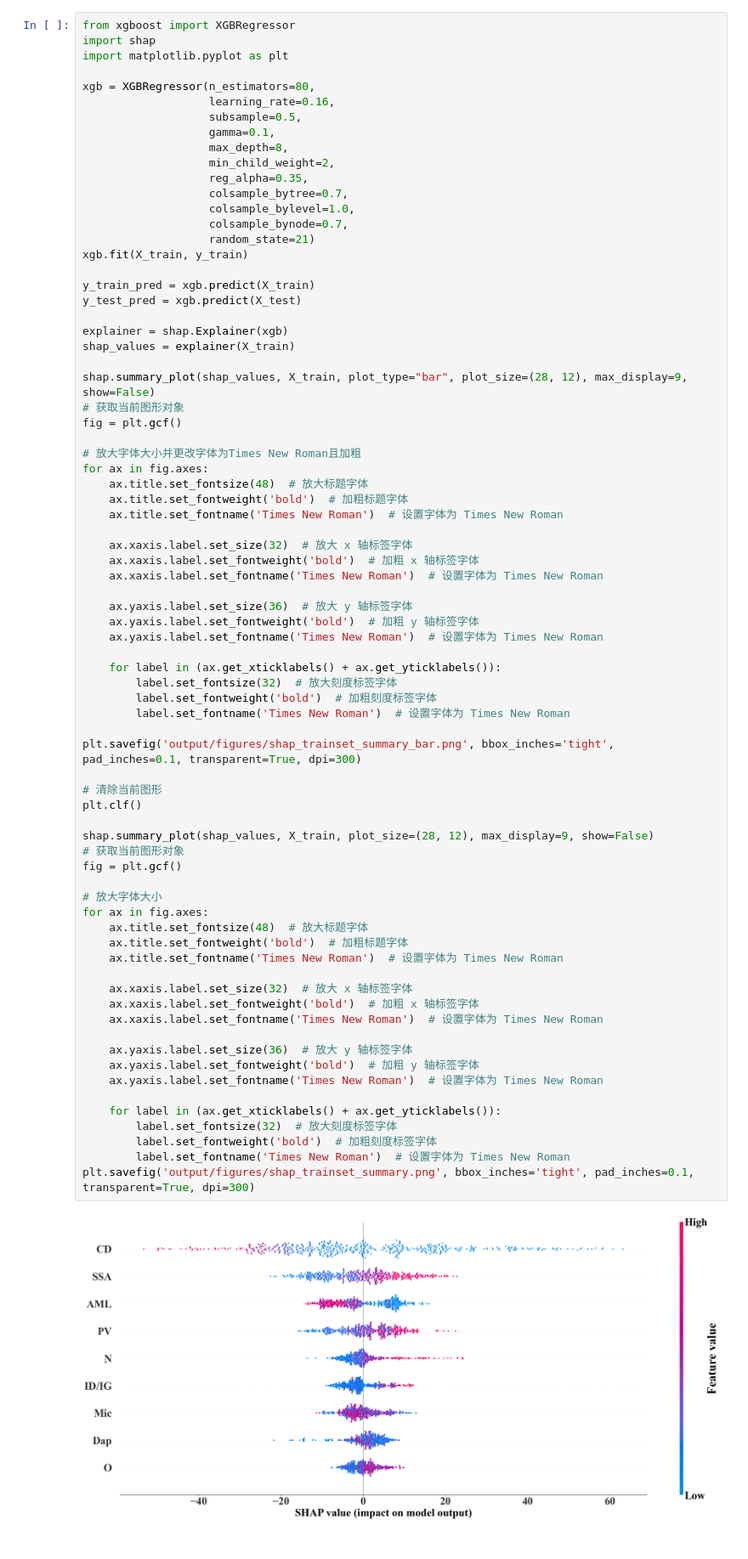
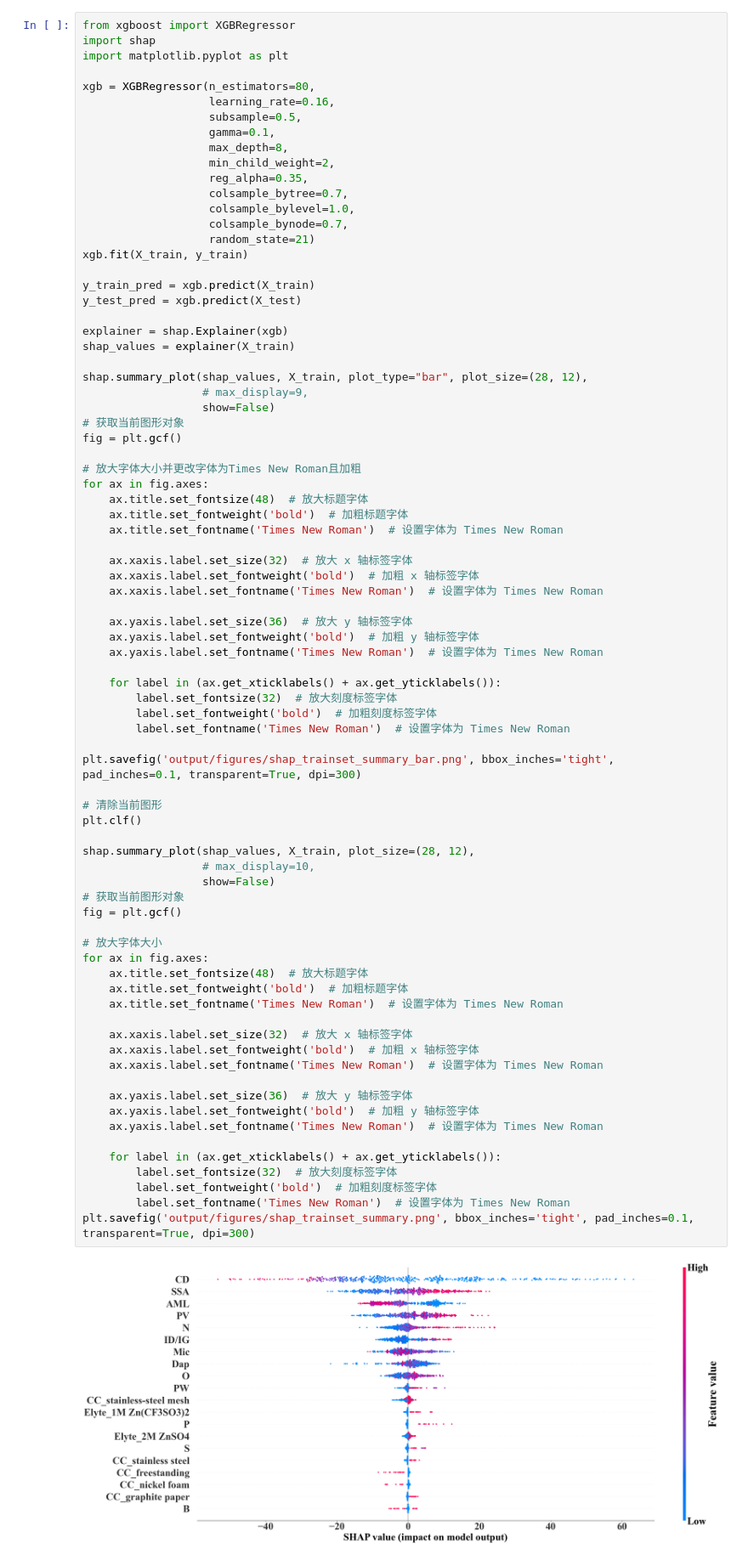
Before and after one commit to YYCHEN2001/Carbon_Cathode_Prediction, a Jupyter notebook: 6_shap.ipynb, the cells around one changed output. Shown at 85% size. Drawn from its saved outputs; the diff is of its cells as text.

```diff
--- a/6_shap.ipynb
+++ b/6_shap.ipynb
@@ -59,7 +59,9 @@ y_test_pred = xgb.predict(X_test)
 explainer = shap.Explainer(xgb)
 shap_values = explainer(X_train)
 
-shap.summary_plot(shap_values, X_train, plot_type="bar", plot_size=(28, 12), max_display=9, show=False)
+shap.summary_plot(shap_values, X_train, plot_type="bar", plot_size=(28, 12),
+                  # max_display=9,
+                  show=False)
 # 获取当前图形对象
 fig = plt.gcf()
 
@@ -83,35 +85,37 @@ for ax in fig.axes:
         label.set_fontname('Times New Roman')  # 设置字体为 Times New Roman
 
 plt.savefig('output/figures/shap_trainset_summary_bar.png', bbox_inches='tight', pad_inches=0.1, transparent=True, dpi=300)
 
 # 清除当前图形
 plt.clf()
 
-shap.summary_plot(shap_values, X_train, plot_size=(28, 12), max_display=9, show=False)
+shap.summary_plot(shap_values, X_train, plot_size=(28, 12),
+                  # max_display=10,
+                  show=False)
 # 获取当前图形对象
 fig = plt.gcf()
 
 # 放大字体大小
 for ax in fig.axes:
     ax.title.set_fontsize(48)  # 放大标题字体
     ax.title.set_fontweight('bold')  # 加粗标题字体
     ax.title.set_fontname('Times New Roman')  # 设置字体为 Times New Roman
 
     ax.xaxis.label.set_size(32)  # 放大 x 轴标签字体
     ax.xaxis.label.set_fontweight('bold')  # 加粗 x 轴标签字体
     ax.xaxis.label.set_fontname('Times New Roman')  # 设置字体为 Times New Roman
 
     ax.yaxis.label.set_size(36)  # 放大 y 轴标签字体
     ax.yaxis.label.set_fontweight('bold')  # 加粗 y 轴标签字体
     ax.yaxis.label.set_fontname('Times New Roman')  # 设置字体为 Times New Roman
 
     for label in (ax.get_xticklabels() + ax.get_yticklabels()):
         label.set_fontsize(32)  # 放大刻度标签字体
         label.set_fontweight('bold')  # 加粗刻度标签字体
         label.set_fontname('Times New Roman')  # 设置字体为 Times New Roman
 plt.savefig('output/figures/shap_trainset_summary.png', bbox_inches='tight', pad_inches=0.1, transparent=True, dpi=300)
 # %% [output]
-[figure, old version]
+[figure, new version]
 # %%
 shap_values = explainer(X_test)
 
```
Also changed, not shown: parts of 1 cell of this notebook, 29 other files.
